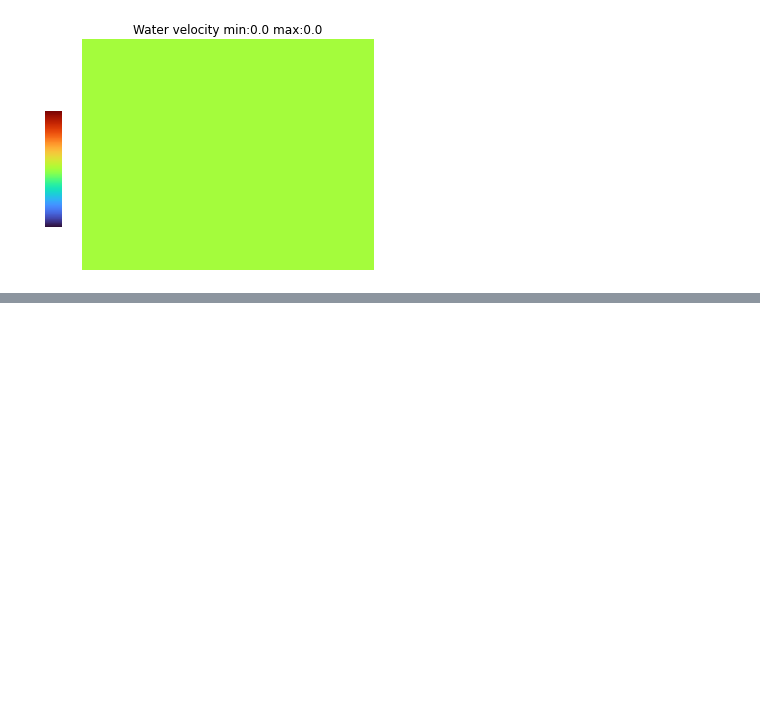
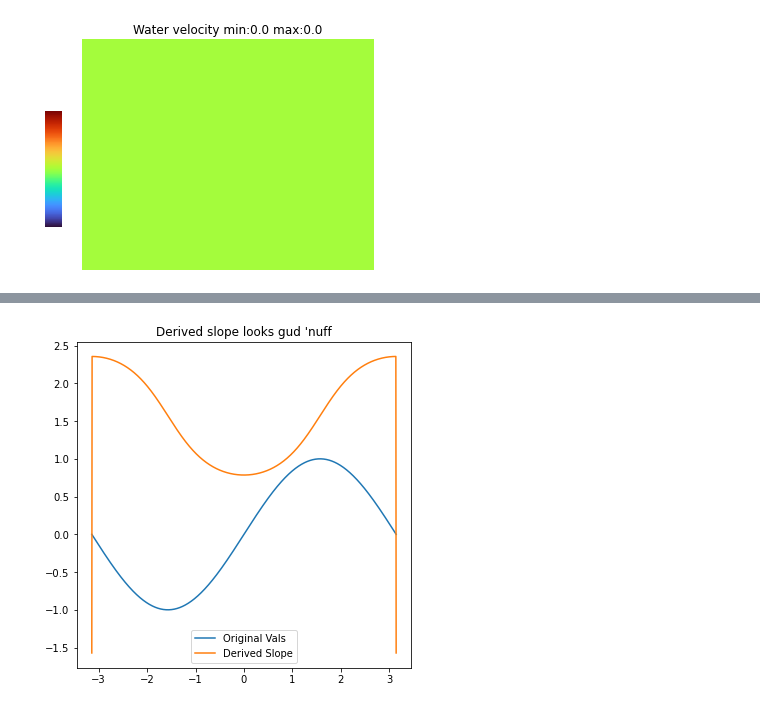
Before and after one commit to kjinks/JinksTerrain, a Jupyter notebook: JinksTerrain_01.ipynb, the cells around one changed output, grey strips where cells are left out. Saved outputs shown, nothing was run; the diff lists cells and outputs as text; code cells hidden in the pictures; blank space fills up the shorter version.

```diff
--- a/JinksTerrain_01.ipynb
+++ b/JinksTerrain_01.ipynb
@@ -484,0 +496,29 @@ apart than cells edge to edge. This may be mitigated with noise and letting valu
+# %%
+'''
+Deriving slope using np.roll, faster than more sophisticated methods I could think of, SOBEL, sum of squares...
+'''
+_numSamples = 1000
+
+fig, ax = plt.subplots(figsize=(6, 6))
+xVals = np.linspace(-math.pi, math.pi, _numSamples)
+yVals = np.sin(xVals)
+
+arcTanValues = np.zeros((_numSamples))
+
+dY = np.roll(yVals, -1) - np.roll(yVals, 1)
+dX = np.roll(xVals, -1) - np.roll(xVals, 1)
+for i in range(_numSamples):
+    arcTanValues[i] = np.arctan2(dX[i], dY[i])
+
+#plt.plot(arcTanValues - xVals)
+
+
+plt.plot(xVals, yVals, label="Original Vals")
+
+
+plt.plot(xVals, arcTanValues, label="Derived Slope")
+plt.legend()
+plt.title("Derived slope looks gud 'nuff")
+plt.show()
+# %% [output]
+[figure, added]
```
Also changed, not shown: parts of 15 cells of this notebook.
